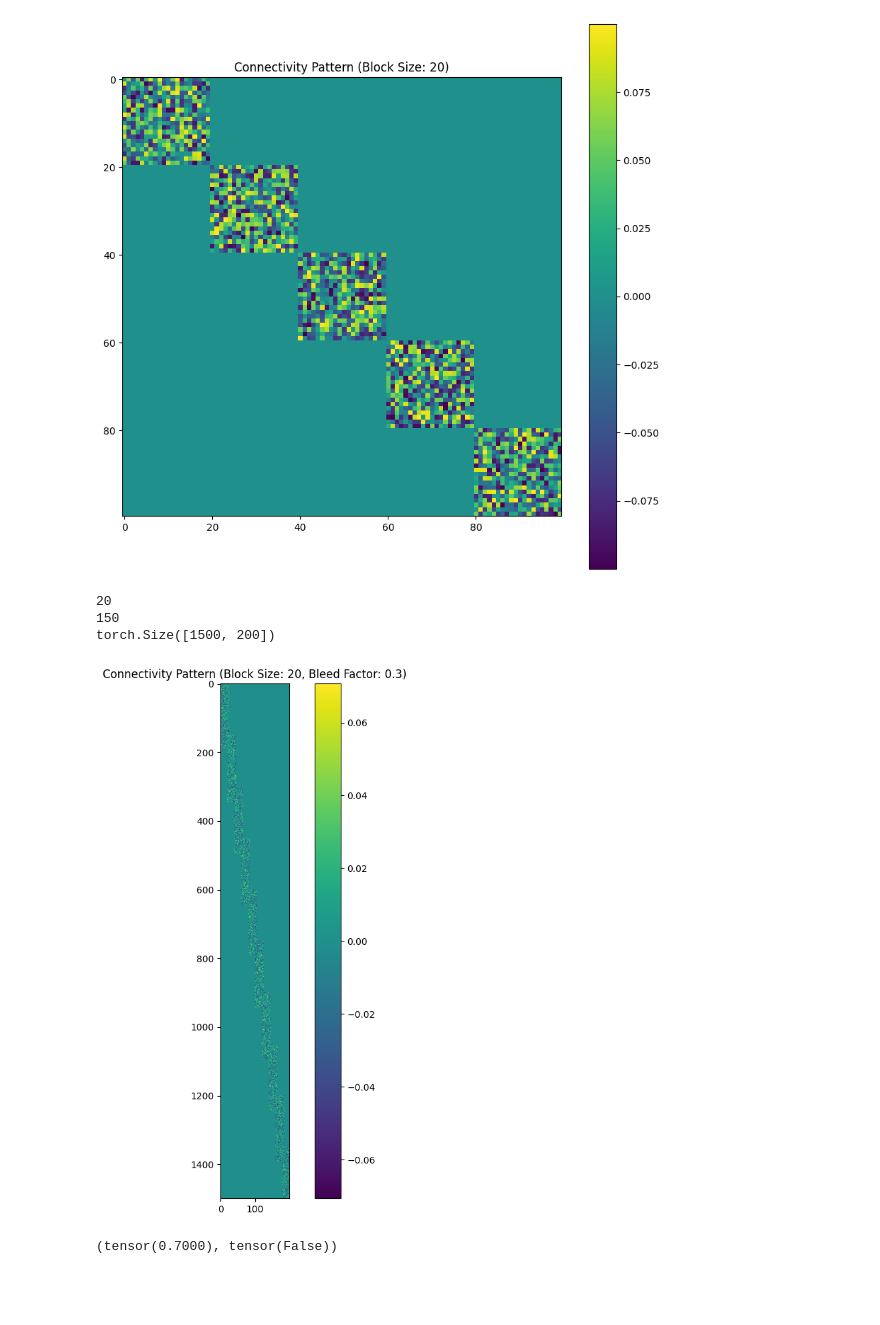
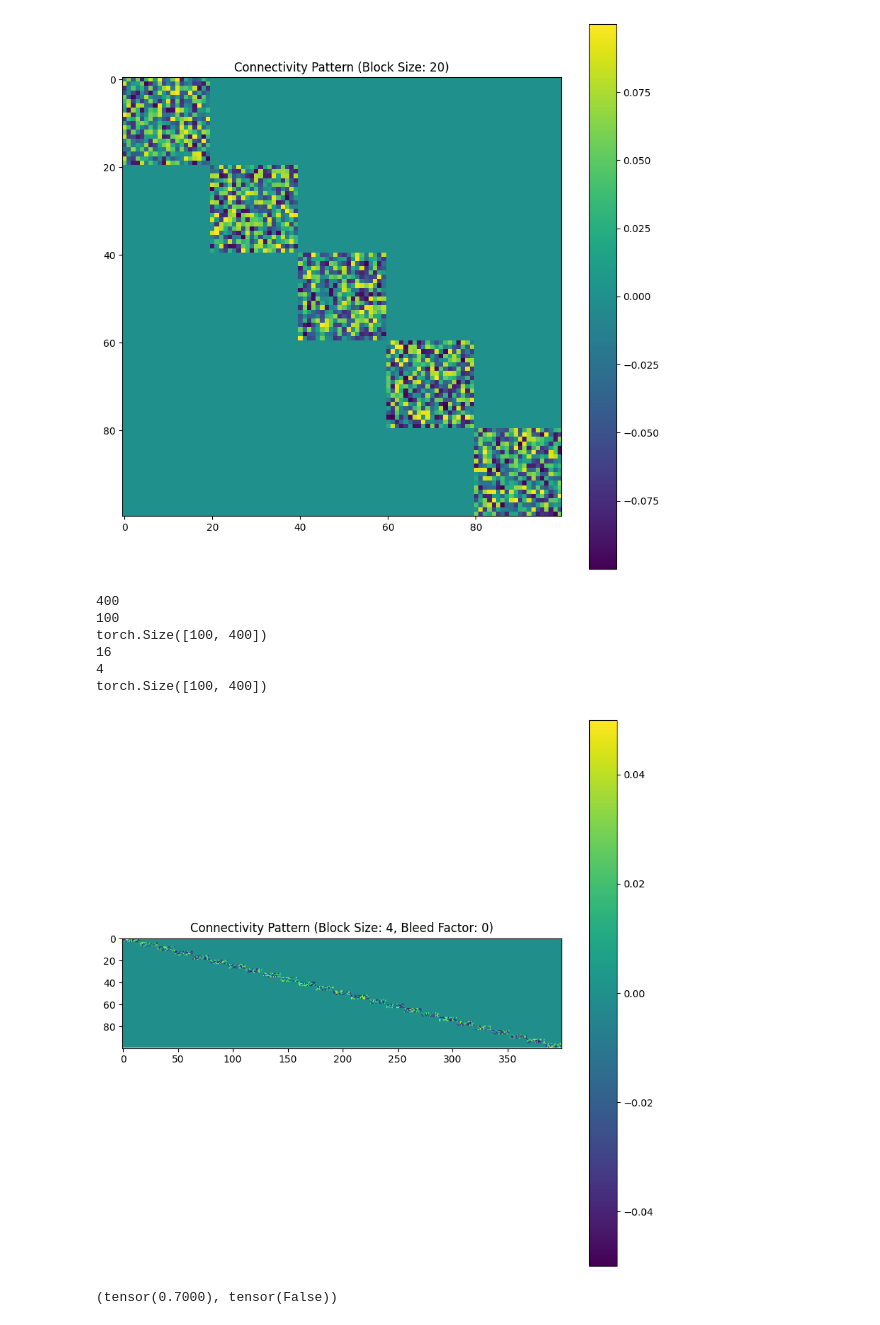
Before and after one commit to and-rewsmith/RecurrentForwardForward, a Jupyter notebook: playground/play.ipynb, the cells around one changed output. Saved outputs shown, nothing was run; the diff lists cells and outputs as text; code cells hidden in the pictures; blank space fills up the shorter version.

```diff
--- a/playground/play.ipynb
+++ b/playground/play.ipynb
@@ -149,6 +149,10 @@ class MaskedLinear(nn.Linear):
         else:
             self.block_size_i = block_size
             self.block_size_j = math.ceil(out_features / (in_features // block_size))
+
+        print(in_features)
+        print(out_features)
+        print(self.weight.shape)
 
         print(self.block_size_i)
         print(self.block_size_j)
@@ -160,38 +164,41 @@ class MaskedLinear(nn.Linear):
     def create_mask(self):
         mask = torch.zeros(self.weight.size())
         print(mask.shape)
 
         # Compute how much additional overlap is allowed based on the bleed factor
         bleed_size_i = int(self.block_size_i * self.bleed_factor)
         bleed_size_j = int(self.block_size_j * self.bleed_factor)
 
         i = 0
         for j in range(0, self.out_features, self.block_size_j):
             # Set the mask for the block and the bleed regions
             mask[j:j+self.block_size_j+bleed_size_j, i:i+self.block_size_i+bleed_size_i] = 1
             i = i + self.block_size_i
 
         # Clip the mask to the matrix size (in case of overflow due to bleeding)
         return mask[:self.out_features, :self.in_features]
 
     def forward(self, input: torch.Tensor) -> torch.Tensor:
         return F.linear(input, self.weight * self.mask, self.bias)
 
     def visualize_connectivity(self):
         plt.figure(figsize=(10, 10))
         plt.imshow(self.weight.data * self.mask, cmap='viridis')
         plt.title(f'Connectivity Pattern (Block Size: {self.block_size}, Bleed Factor: {self.bleed_factor})')
         plt.colorbar()
         plt.show()
 
 # Usage example:
-layer = MaskedLinear(200, 1500, block_size=20, bleed_factor=0.3)  # 30% bleed
+layer = MaskedLinear(400, 100, block_size=4, bleed_factor=0)  # 30% bleed
 layer.visualize_connectivity()
 # %% [output]
-20
-150
-torch.Size([1500, 200])
+400
+100
+torch.Size([100, 400])
+16
+4
+torch.Size([100, 400])
-[figure, old version]
+[figure, new version]
 # %%
 # Updated function without prints and assuming label data is passed directly
 def is_confident(softmax_output, correct_labels):
```
Also changed, not shown: 4 other files.
